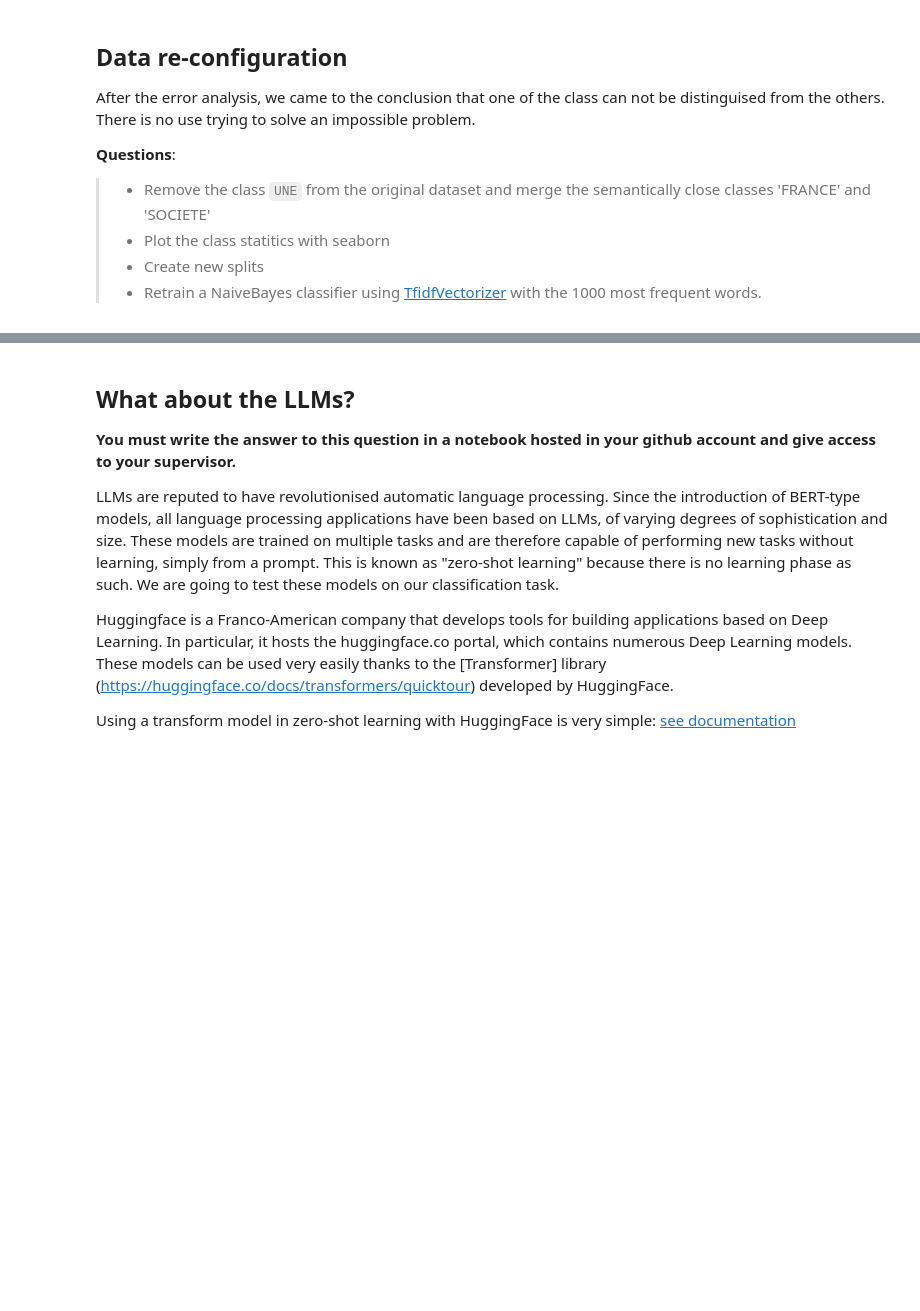
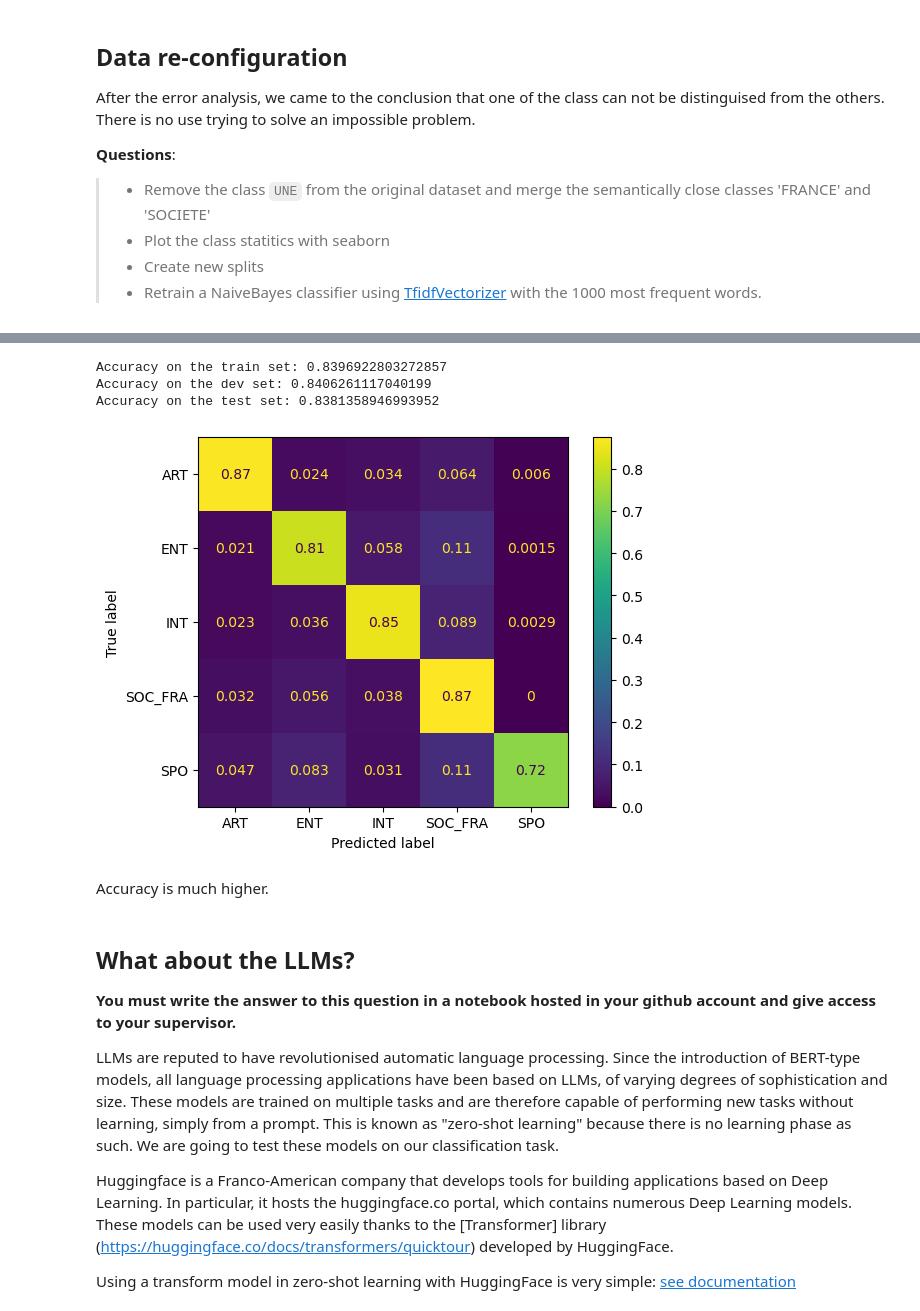
Before and after one commit to louiseligonniere/nlp-lab-text-classification, a Jupyter notebook: TextClassification_LeMonde.ipynb, the cells around one changed output, grey strips where cells are left out. Drawn from its saved outputs; the diff is of its cells as text; code cells hidden in the pictures; blank space fills up the shorter version.

```diff
--- a/TextClassification_LeMonde.ipynb
+++ b/TextClassification_LeMonde.ipynb
@@ -299,3 +305,45 @@ from sklearn.feature_extraction.text import TfidfVectorizer
+# %%
+# Count document vectors
+vectorizer = CountVectorizer(max_features=1000)
+
+# fit on train data
+vectorizer.fit(X_train)
+
+# apply it on train and dev data
+X_train_counts = vectorizer.transform(X_train)
+X_dev_counts = vectorizer.transform(X_dev)
+X_test_counts = vectorizer.transform(X_test)
+
+# Apply TfidfVectorizer
+tf_transformer = TfidfTransformer(norm='l2').fit(X_train_counts)
+X_train_tf = tf_transformer.transform(X_train_counts)
+X_dev_tf = tf_transformer.transform(X_dev_counts)
+X_test_tf = tf_transformer.transform(X_test_counts)
+
+# Train a MultinomialNB
+clf = MultinomialNB()
+clf.fit(X_train_tf, y_train)
+
+# Predictions
+y_pred_test = clf.predict(X_test_tf)
+
+# Print accuracy
+print("Accuracy on the train set:", clf.score(X_train_tf, y_train))
+print("Accuracy on the dev set:", clf.score(X_dev_tf, y_dev))
+print("Accuracy on the test set:", clf.score(X_test_tf, y_test))
+
+# Print confusion matrix
+cm = confusion_matrix(y_test, y_pred_test, labels=clf.classes_, normalize='true')
+disp = ConfusionMatrixDisplay(cm, display_labels=clf.classes_)
+disp.plot()
+plt.show()
+# %% [output]
+Accuracy on the train set: 0.8396922803272857
+Accuracy on the dev set: 0.8406261117040199
+Accuracy on the test set: 0.8381358946993952
+[figure, added]
+# %% [markdown]
+Accuracy is much higher.
 # %% [markdown]
 ## What about the LLMs?
 
```
Also changed, not shown: parts of 16 cells of this notebook.
